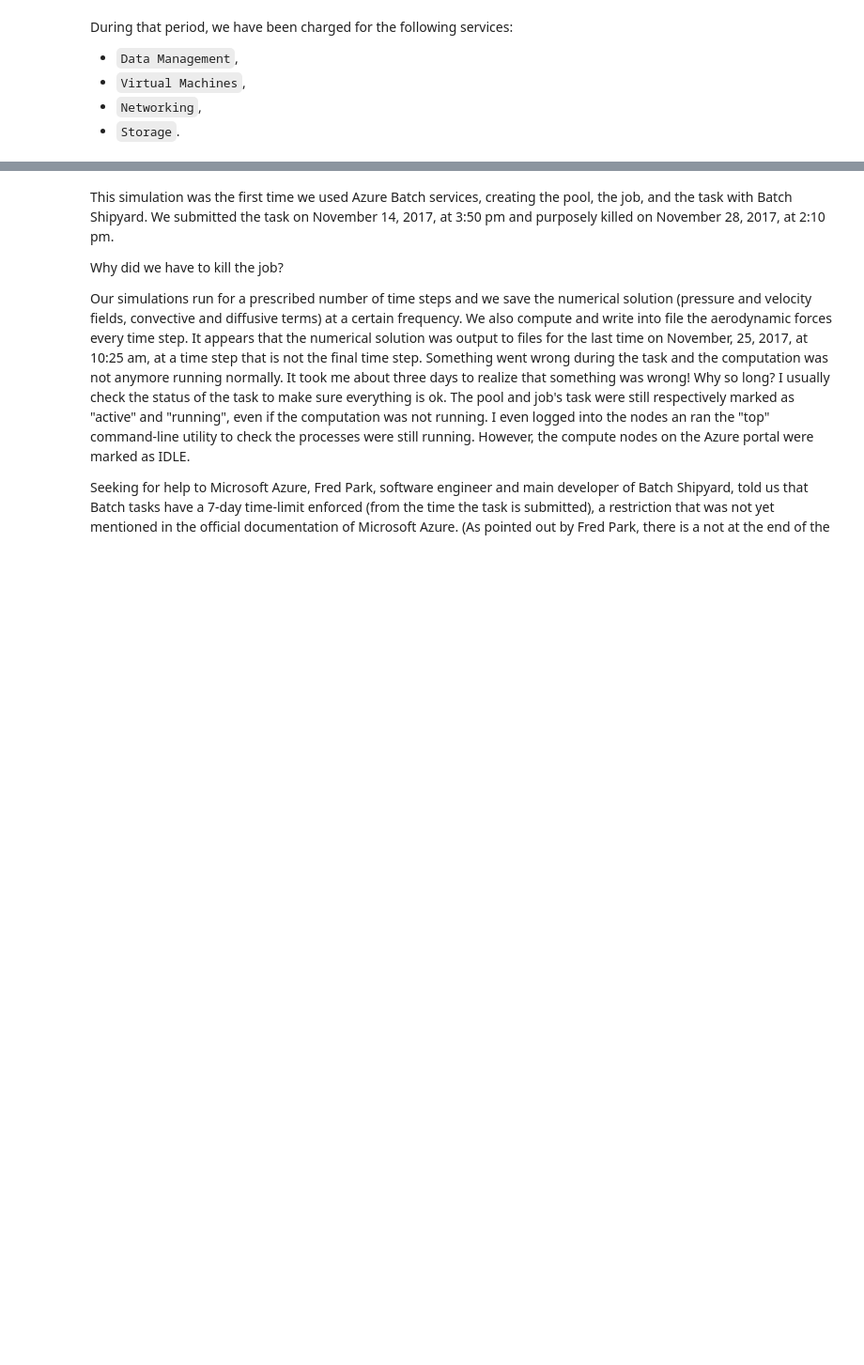
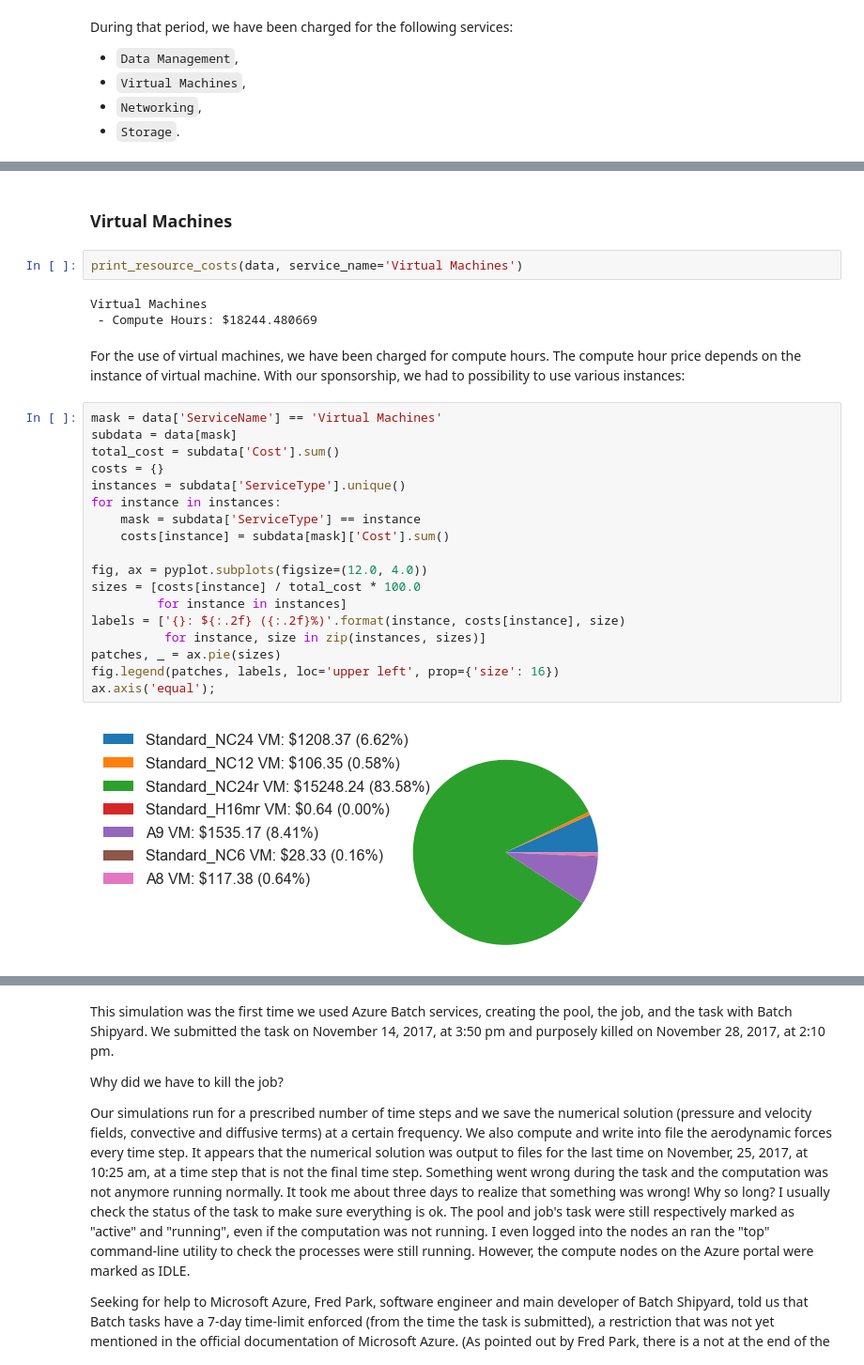
Before and after one commit to mesnardo/FlyingSnake2Cloud, a Jupyter notebook: reports/costanalysis/costanalysis.ipynb, the cells around one changed output, grey strips where cells are left out. Shown: that part at 94% size. Cells and saved outputs as stored; diff of their text form; blank space fills up the shorter version.

```diff
--- a/reports/costanalysis/costanalysis.ipynb
+++ b/reports/costanalysis/costanalysis.ipynb
@@ -236,0 +128,31 @@ print('- Reported charge: ${:.2f}'
+# %% [markdown]
+### Virtual Machines
+# %%
+print_resource_costs(data, service_name='Virtual Machines')
+# %% [output]
+Virtual Machines
+ - Compute Hours: $18244.480669
+# %% [markdown]
+For the use of virtual machines, we have been charged for compute hours.
+The compute hour price depends on the instance of virtual machine.
+With our sponsorship, we had to possibility to use various instances:
+# %%
+mask = data['ServiceName'] == 'Virtual Machines'
+subdata = data[mask]
+total_cost = subdata['Cost'].sum()
+costs = {}
+instances = subdata['ServiceType'].unique()
+for instance in instances:
+    mask = subdata['ServiceType'] == instance
+    costs[instance] = subdata[mask]['Cost'].sum()
+
+fig, ax = pyplot.subplots(figsize=(12.0, 4.0))
+sizes = [costs[instance] / total_cost * 100.0
+         for instance in instances]
+labels = ['{}: ${:.2f} ({:.2f}%)'.format(instance, costs[instance], size)
+          for instance, size in zip(instances, sizes)]
+patches, _ = ax.pie(sizes)
+fig.legend(patches, labels, loc='upper left', prop={'size': 16})
+ax.axis('equal');
+# %% [output]
+[figure, added]
```
Also changed, not shown: parts of 92 cells of this notebook, 1 other file.
